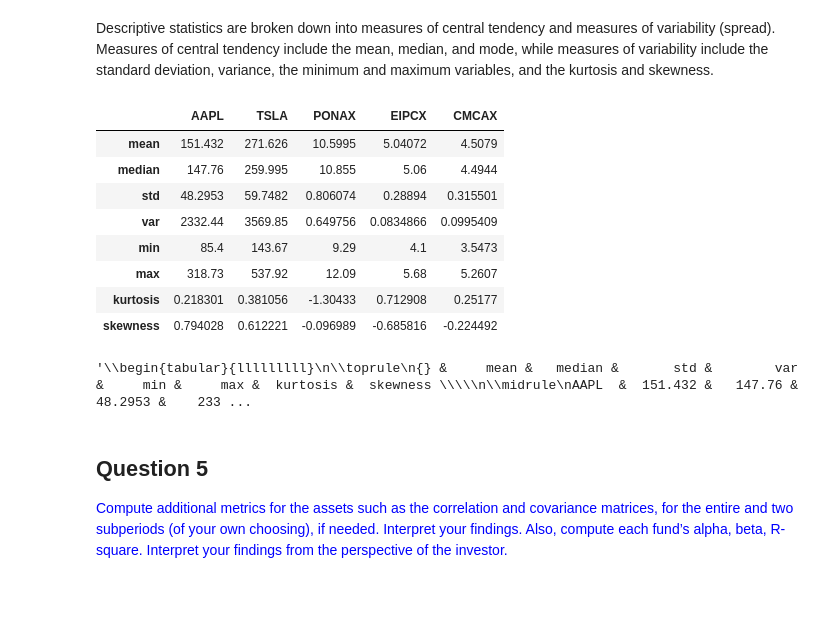
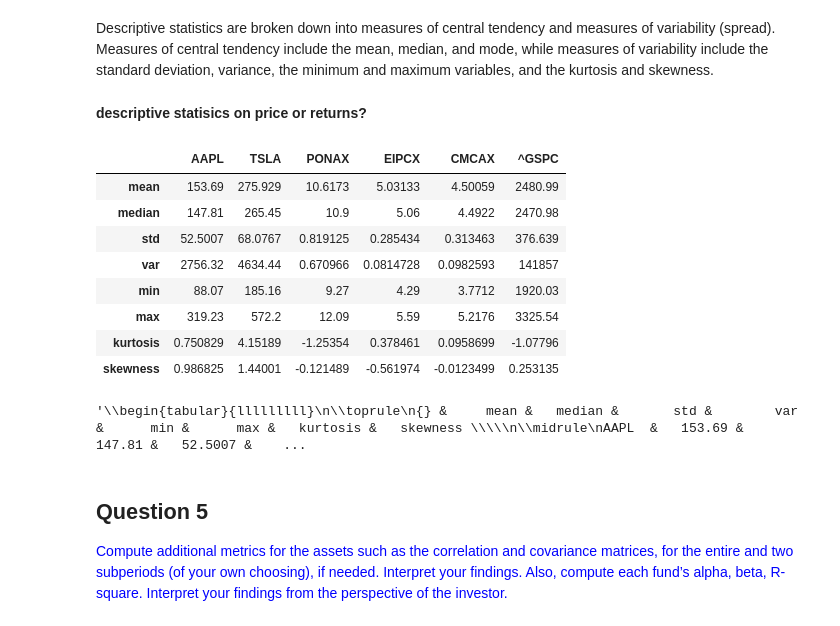
Before and after one commit to nik-dim/Portfolio-Management, a Jupyter notebook: code/FN4329.ipynb, the cells around one changed output. Drawn from its saved outputs; the diff is of its cells as text; code cells hidden in the pictures; blank space fills up the shorter version.

```diff
--- a/code/FN4329.ipynb
+++ b/code/FN4329.ipynb
@@ -11,7 +11,7 @@ import yfinance as yf
 # %%
 # given a list of tickers, this function returns a DataFrame with the Adj Close for the assets specified
 # and the period specified
-def get_data(tickers_list, period,interval = '1d'):
+def get_data(tickers_list, period,interval = '1mo'):
     data = pd.DataFrame(columns=tickers_list)
 
     for ticker in tickers_list:
@@ -27,10 +27,9 @@ stocks = ['AAPL', 'TSLA']
 bonds = ['PONAX']
 commodities = ['EIPCX','CMCAX']
 
-assets = stocks + bonds + commodities
+rf = ['select this']
+sp500 = ['^GSPC']
+
+assets = stocks + bonds + commodities + sp500
 print(assets)
-
-
-rf = ['select this']
-sp500 = ['S&P']
 # %% [output]
@@ -76,6 +73,8 @@ data
 <span style="color:blue">Compute the descriptive statistics for each instrument. Explain each metric you computed from the perspective of the investor. Provide graphs as well. </span>
 # %% [markdown]
 Descriptive statistics are broken down into measures of central tendency and measures of variability (spread). Measures of central tendency include the mean, median, and mode, while measures of variability include the standard deviation, variance, the minimum and maximum variables, and the kurtosis and skewness.
+# %% [markdown]
+**descriptive statisics on price or returns?**
 # %%
 # mean
 # median
@@ -88,41 +87,43 @@ Descriptive statistics are broken down into measures of central tendency and mea
 # kurtosis
 # skewness
 # %%
-df = pd.DataFrame(columns=['mean','median','std','var','min','max','kurtosis','skewness'],index=assets)
+q4 = ['mean','median','std','var','min','max','kurtosis','skewness']
+q5 = ['alpha','beta','r-squared']
+# %%
+df = pd.DataFrame(columns= q4+q5,index=assets)
 # %%
 import statistics
 import scipy.stats
 
 for i in range(len(assets)):
     # fetch data for asset i
     l = data[assets[i]].tolist()
     # compute descriptive statistics for instrument i
-    df.iloc[i]['mean'] = mean(l)
+    df.iloc[i]['mean'] = statistics.mean(l)
     df.iloc[i]['median'] = statistics.median(l)
-#     df.iloc[i]['mode'] = statistics.mode(l)
     df.iloc[i]['std'] = statistics.stdev(l)
     df.iloc[i]['var'] = statistics.variance(l)
     df.iloc[i]['min'] = min(l)
     df.iloc[i]['max'] = max(l)
     df.iloc[i]['kurtosis'] = scipy.stats.kurtosis(l)
     df.iloc[i]['skewness'] = scipy.stats.skew(l)
 
 # print df
-df.T
+df.iloc[:,:-len(q5)].T
 # %% [output]
-|  | AAPL | TSLA | PONAX | EIPCX | CMCAX |
-| mean | 151.432 | 271.626 | 10.5995 | 5.04072 | 4.5079 |
-| median | 147.76 | 259.995 | 10.855 | 5.06 | 4.4944 |
-| std | 48.2953 | 59.7482 | 0.806074 | 0.28894 | 0.315501 |
-| var | 2332.44 | 3569.85 | 0.649756 | 0.0834866 | 0.0995409 |
-| min | 85.4 | 143.67 | 9.29 | 4.1 | 3.5473 |
-| max | 318.73 | 537.92 | 12.09 | 5.68 | 5.2607 |
-| kurtosis | 0.218301 | 0.381056 | -1.30433 | 0.712908 | 0.25177 |
-| skewness | 0.794028 | 0.612221 | -0.096989 | -0.685816 | -0.224492 |
+|  | AAPL | TSLA | PONAX | EIPCX | CMCAX | ^GSPC |
+| mean | 153.69 | 275.929 | 10.6173 | 5.03133 | 4.50059 | 2480.99 |
+| median | 147.81 | 265.45 | 10.9 | 5.06 | 4.4922 | 2470.98 |
+| std | 52.5007 | 68.0767 | 0.819125 | 0.285434 | 0.313463 | 376.639 |
+| var | 2756.32 | 4634.44 | 0.670966 | 0.0814728 | 0.0982593 | 141857 |
+| min | 88.07 | 185.16 | 9.27 | 4.29 | 3.7712 | 1920.03 |
+| max | 319.23 | 572.2 | 12.09 | 5.59 | 5.2176 | 3325.54 |
+| kurtosis | 0.750829 | 4.15189 | -1.25354 | 0.378461 | 0.0958699 | -1.07796 |
+| skewness | 0.986825 | 1.44001 | -0.121489 | -0.561974 | -0.0123499 | 0.253135 |
 # %%
 df.to_latex(index=True)
 # %% [output]
-'\\begin{tabular}{lllllllll}\n\\toprule\n{} &     mean &   median &       std &        var &     min &     max &  kurtosis &  skewness \\\\\n\\midrule\nAAPL  &  151.432 &   147.76 &   48.2953 &    233 ...
+'\\begin{tabular}{lllllllll}\n\\toprule\n{} &     mean &   median &       std &        var &      min &      max &   kurtosis &   skewness \\\\\n\\midrule\nAAPL  &   153.69 &   147.81 &   52.5007 &    ...
 # %% [markdown]
 ## Question 5
 <span style="color:blue">Compute additional metrics for the assets such as the correlation and covariance matrices, for the entire and two subperiods (of your own choosing), if needed. Interpret your findings. Also, compute each fund’s alpha, beta, R-square. Interpret your findings from the perspective of the investor.</span>
```
Also changed, not shown: parts of 23 cells of this notebook.
